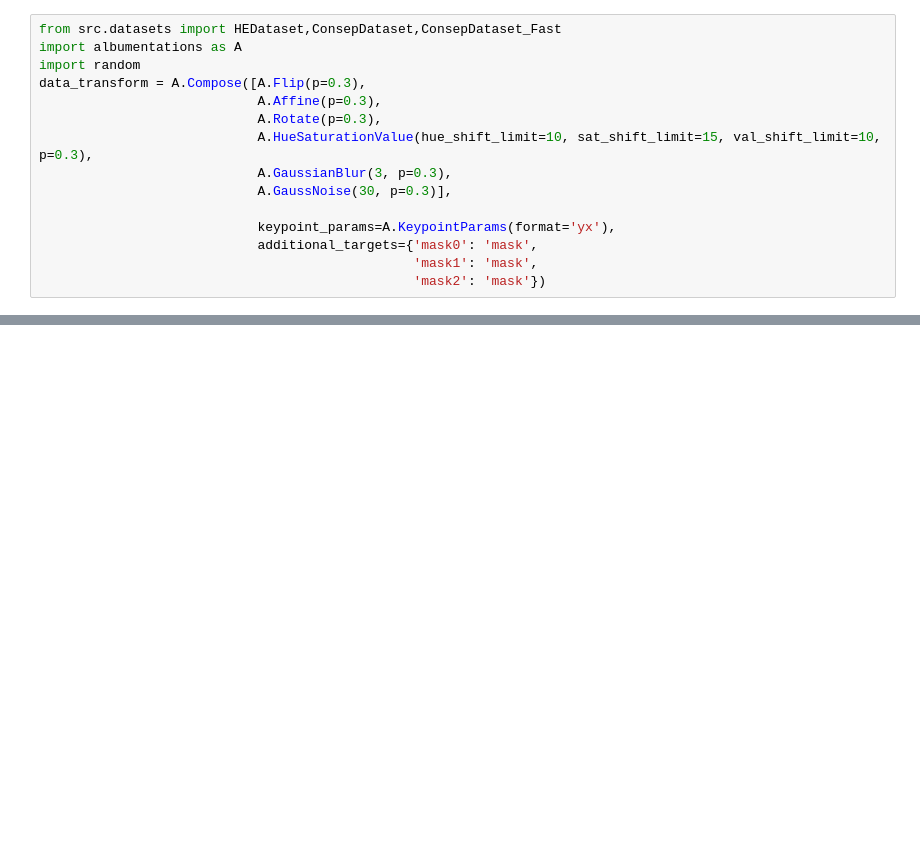
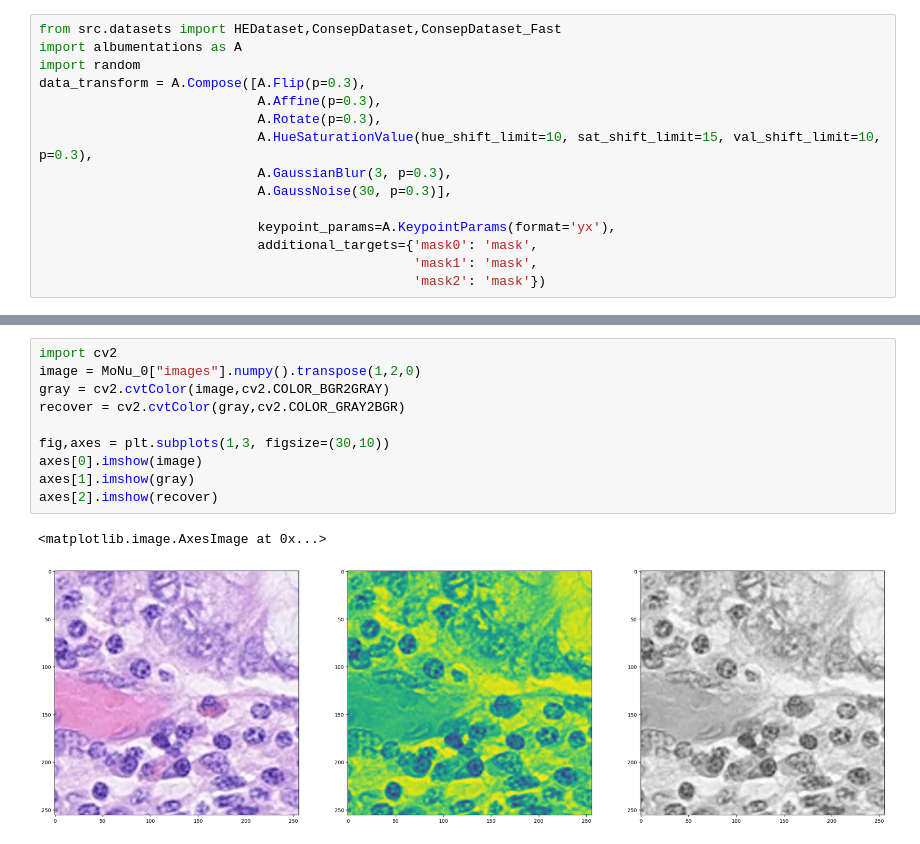
Before and after one commit to shinning0821/Point-Supervised-Segmentation, a Jupyter notebook: generate_obj.ipynb, the cells around one changed output, grey strips where cells are left out. Saved outputs shown, nothing was run; the diff lists cells and outputs as text; blank space fills up the shorter version.

```diff
--- a/generate_obj.ipynb
+++ b/generate_obj.ipynb
@@ -184,0 +182,13 @@ print(np.unique(obj,return_index=False,return_counts=True,return_inverse=False))
+# %%
+import cv2
+image = MoNu_0["images"].numpy().transpose(1,2,0)
+gray = cv2.cvtColor(image,cv2.COLOR_BGR2GRAY)
+recover = cv2.cvtColor(gray,cv2.COLOR_GRAY2BGR)
+
+fig,axes = plt.subplots(1,3, figsize=(30,10))
+axes[0].imshow(image)
+axes[1].imshow(gray)
+axes[2].imshow(recover)
+# %% [output]
+<matplotlib.image.AxesImage at 0x...>
+[figure, added]
```
Also changed, not shown: parts of 6 cells of this notebook, 7 other files.
